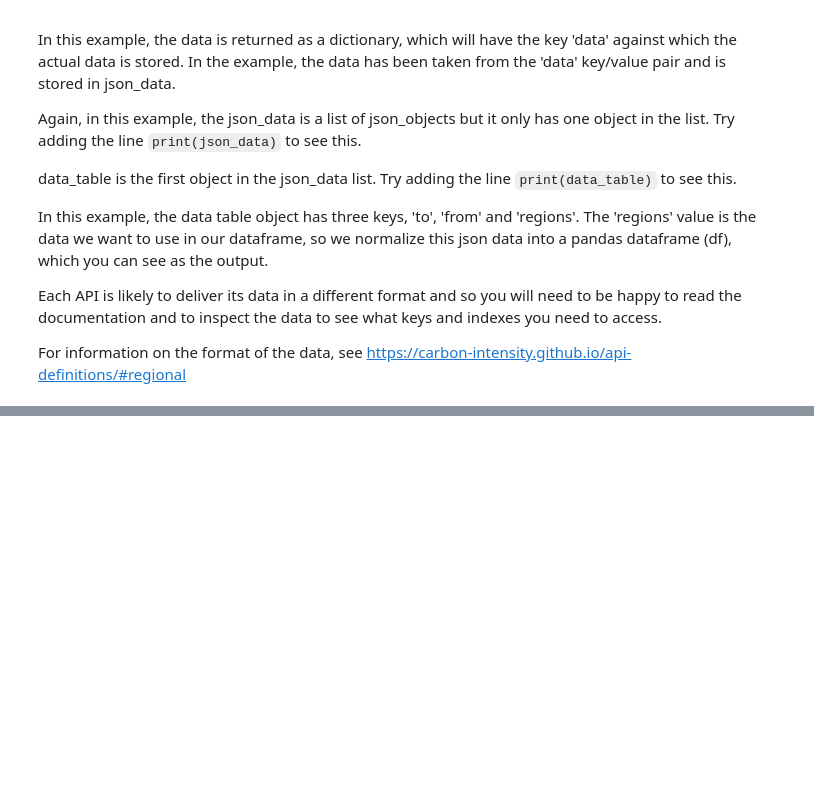
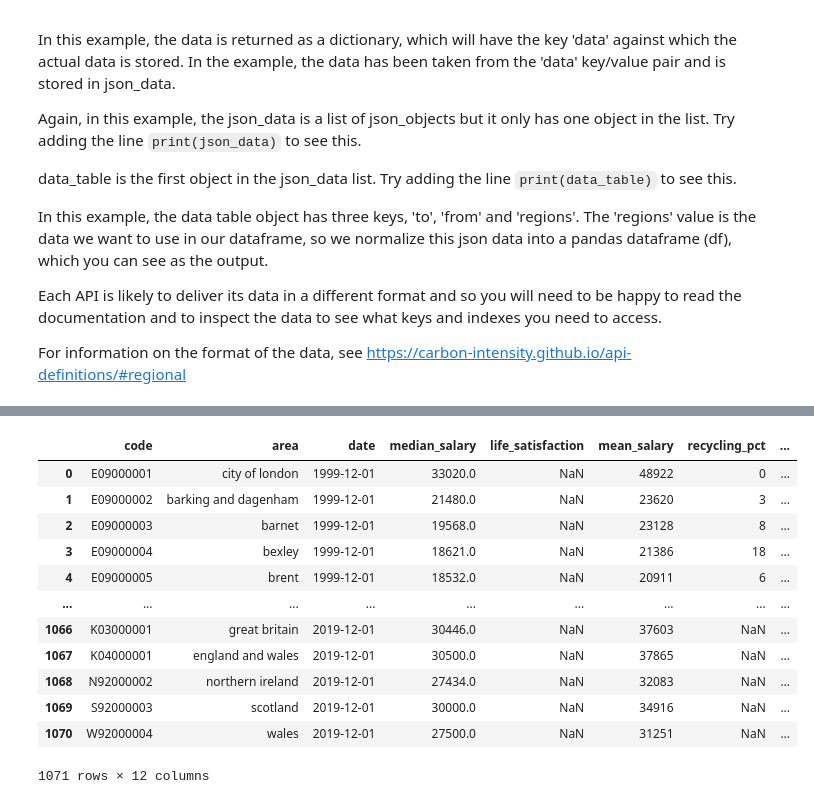
Before and after one commit to Zitha74/Data-Py-Analysis, a Jupyter notebook: Copy_of_Data_retrieval_worksheet.ipynb, the cells around one changed output, grey strips where cells are left out. Cells and saved outputs as stored; diff of their text form; code cells hidden in the pictures; blank space fills up the shorter version.

```diff
--- a/Copy_of_Data_retrieval_worksheet.ipynb
+++ b/Copy_of_Data_retrieval_worksheet.ipynb
@@ -139,3 +137,22 @@ You can now refer to the section above 'From a csv file hosted on Github.com' an
 
 ### Note:
 for future data set uploads you will just need to navigate to the Data Sets folder in your Github repository and click on Add File there.  You can then just upload the file and it will sit in the Data Sets folder.
+# %%
+import pandas as pd
+url = "https://raw.githubusercontent.com/Zitha74/Data-Py-Analysis/main/Data%20Files/housing_in_london_yearly_variables.csv"
+london_housing_df = pd.read_csv(url)
+london_housing_df
+# %% [output]
+|  | code | area | date | median_salary | life_satisfaction | mean_salary | recycling_pct | ... |
+| 0 | E09000001 | city of london | 1999-12-01 | 33020.0 | NaN | 48922 | 0 | ... |
+| 1 | E09000002 | barking and dagenham | 1999-12-01 | 21480.0 | NaN | 23620 | 3 | ... |
+| 2 | E09000003 | barnet | 1999-12-01 | 19568.0 | NaN | 23128 | 8 | ... |
+| 3 | E09000004 | bexley | 1999-12-01 | 18621.0 | NaN | 21386 | 18 | ... |
+| 4 | E09000005 | brent | 1999-12-01 | 18532.0 | NaN | 20911 | 6 | ... |
+| ... | ... | ... | ... | ... | ... | ... | ... | ... |
+| 1066 | K03000001 | great britain | 2019-12-01 | 30446.0 | NaN | 37603 | NaN | ... |
+| 1067 | K04000001 | england and wales | 2019-12-01 | 30500.0 | NaN | 37865 | NaN | ... |
+| 1068 | N92000002 | northern ireland | 2019-12-01 | 27434.0 | NaN | 32083 | NaN | ... |
+| 1069 | S92000003 | scotland | 2019-12-01 | 30000.0 | NaN | 34916 | NaN | ... |
+| 1070 | W92000004 | wales | 2019-12-01 | 27500.0 | NaN | 31251 | NaN | ... |
+1071 rows × 12 columns
```
Also changed, not shown: parts of 1 cell of this notebook.
